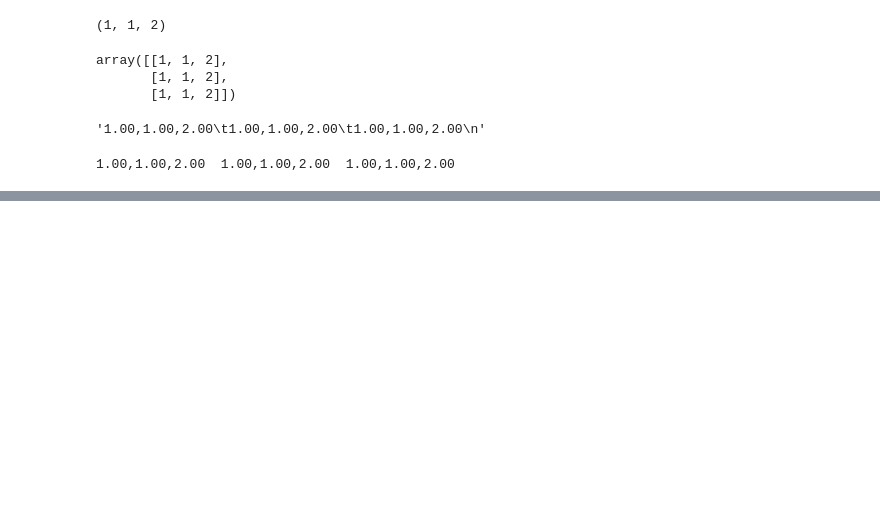
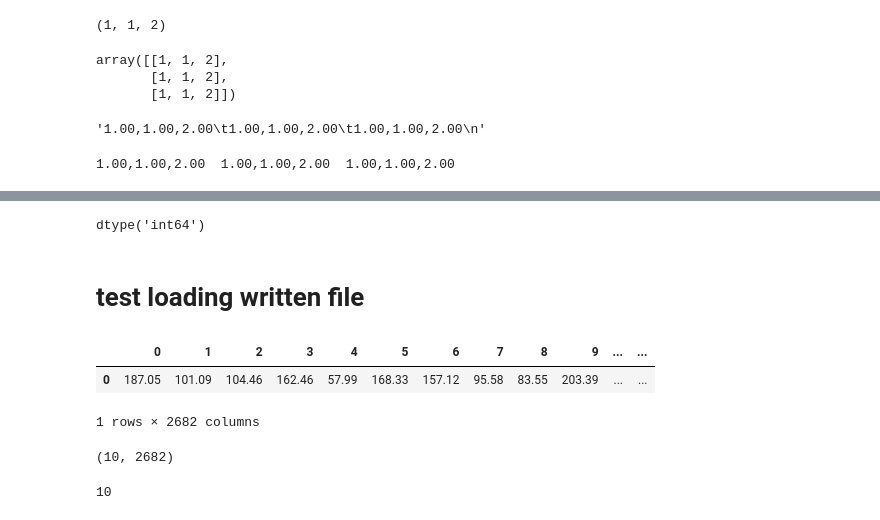
Before and after one commit to choderalab/enhanced-sampling-tmem175, a Jupyter notebook: notebooks/test-indexing-forces.ipynb, the cells around one changed output, grey strips where cells are left out. Cells and saved outputs as stored; diff of their text form; code cells hidden in the pictures; blank space fills up the shorter version.

```diff
--- a/notebooks/test-indexing-forces.ipynb
+++ b/notebooks/test-indexing-forces.ipynb
@@ -28,0 +40,8 @@ print(write_string)
+# %%
+as_np.dtype
+# %% [output]
+dtype('int64')
+# %% [markdown]
+# test loading written file
+# %%
+force_file = "/Volumes/Rohirrim/local_test/enhanced_sampling/pulling/open_to_closed/frame00/forces.txt"
@@ -28,0 +50,8 @@ print(write_string)
+# %%
+df = pd.read_csv(force_file, sep="\t", header=None)
+# %%
+df
+# %% [output]
+|  | 0 | 1 | 2 | 3 | 4 | 5 | 6 | 7 | 8 | 9 | ... | ... |
+| 0 | 187.05 | 101.09 | 104.46 | 162.46 | 57.99 | 168.33 | 157.12 | 95.58 | 83.55 | 203.39 | ... | ... |
+1 rows × 2682 columns
@@ -28,0 +60,8 @@ print(write_string)
+# %%
+np.shape(force_array)
+# %% [output]
+(10, 2682)
+# %%
+len(force_array)
+# %% [output]
+10
```
Also changed, not shown: parts of 17 cells of this notebook, 3 other files.
